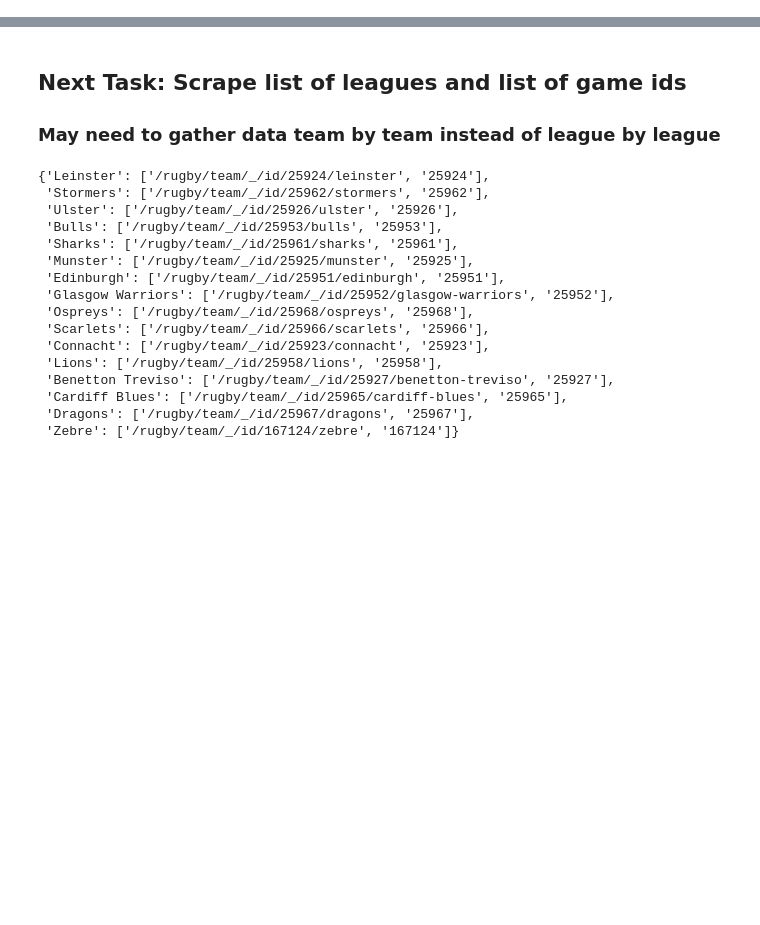
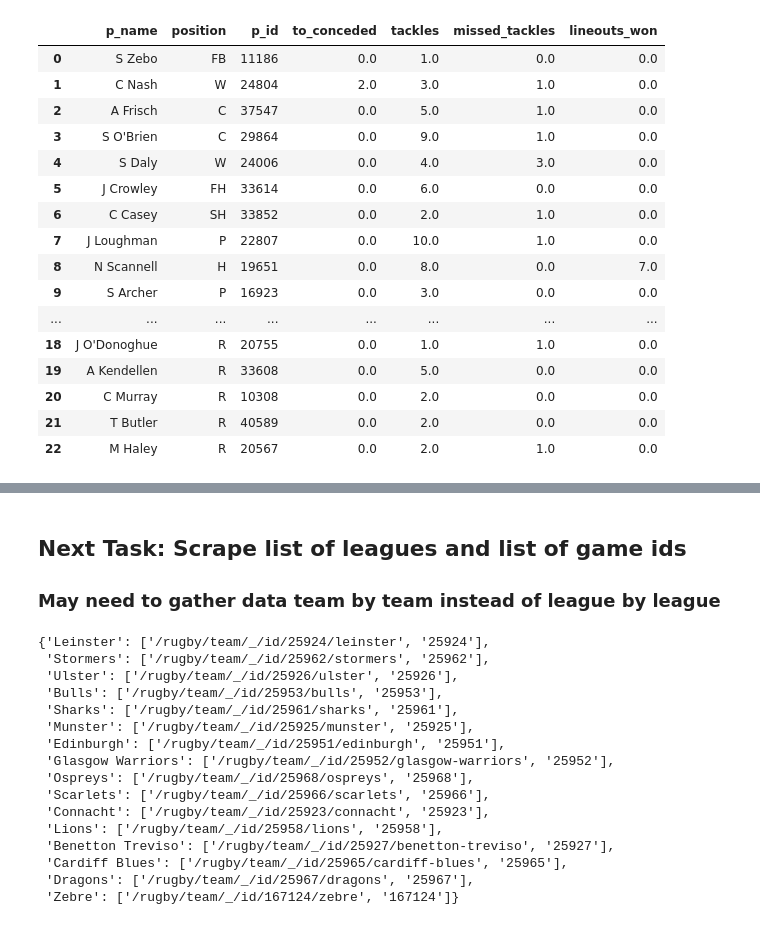
Before and after one commit to CGrosh/Rugby_DB_Analysis, a Jupyter notebook: scrape_code/rugby_scrape_nb.ipynb, the cells around one changed output, grey strips where cells are left out. Saved outputs shown, nothing was run; the diff lists cells and outputs as text; code cells hidden in the pictures; blank space fills up the shorter version.

```diff
--- a/scrape_code/rugby_scrape_nb.ipynb
+++ b/scrape_code/rugby_scrape_nb.ipynb
@@ -11,0 +151,52 @@ headers = {'User-Agent':
+# %%
+update_driver_to_page(driver, 1)
+# %%
+def get_player_page_data(table, field_names):
+
+    dfs = []
+    for player in range(1, len(table)):
+
+        p_tag = table[player].find_elements(by=By.TAG_NAME, value='a')
+
+        p_name, href_link = p_tag[0].text, p_tag[0].get_attribute('href')
+
+        p_id = href_link[href_link.find('player/')+7:href_link.find('.html')]
+        pos = table[player].find_elements(by=By.TAG_NAME, value='span')[0].text
+
+        stats = [
+            float(i.text) for i in table[player].find_elements(
+                by=By.TAG_NAME, value='td')[1:]
+        ]
+
+        dfs.append([p_name, pos, p_id]+stats)
+
+    titles = ['p_name', 'position', 'p_id'] + field_names
+    test_df = pd.DataFrame(dfs, columns=titles)
+
+    return test_df
+# %%
+update_driver_to_page(driver, 2)
+# %%
+table_def = driver.find_elements(by=By.TAG_NAME, value='table')
+home_team_def = table_def[0].find_elements(by=By.TAG_NAME, value='tr')
+away_team_def = table_def[1].find_elements(by=By.TAG_NAME, value='tr')
+# %%
+get_player_page_data(home_team_def, defending_fields)
+# %% [output]
+|  | p_name | position | p_id | to_conceded | tackles | missed_tackles | lineouts_won |
+| 0 | S Zebo | FB | 11186 | 0.0 | 1.0 | 0.0 | 0.0 |
+| 1 | C Nash | W | 24804 | 2.0 | 3.0 | 1.0 | 0.0 |
+| 2 | A Frisch | C | 37547 | 0.0 | 5.0 | 1.0 | 0.0 |
+| 3 | S O'Brien | C | 29864 | 0.0 | 9.0 | 1.0 | 0.0 |
+| 4 | S Daly | W | 24006 | 0.0 | 4.0 | 3.0 | 0.0 |
+| 5 | J Crowley | FH | 33614 | 0.0 | 6.0 | 0.0 | 0.0 |
+| 6 | C Casey | SH | 33852 | 0.0 | 2.0 | 1.0 | 0.0 |
+| 7 | J Loughman | P | 22807 | 0.0 | 10.0 | 1.0 | 0.0 |
+| 8 | N Scannell | H | 19651 | 0.0 | 8.0 | 0.0 | 7.0 |
+| 9 | S Archer | P | 16923 | 0.0 | 3.0 | 0.0 | 0.0 |
+| ... | ... | ... | ... | ... | ... | ... | ... |
+| 18 | J O'Donoghue | R | 20755 | 0.0 | 1.0 | 1.0 | 0.0 |
+| 19 | A Kendellen | R | 33608 | 0.0 | 5.0 | 0.0 | 0.0 |
+| 20 | C Murray | R | 10308 | 0.0 | 2.0 | 0.0 | 0.0 |
+| 21 | T Butler | R | 40589 | 0.0 | 2.0 | 0.0 | 0.0 |
+| 22 | M Haley | R | 20567 | 0.0 | 2.0 | 1.0 | 0.0 |
```
Also changed, not shown: parts of 53 cells of this notebook, 1 other file.
